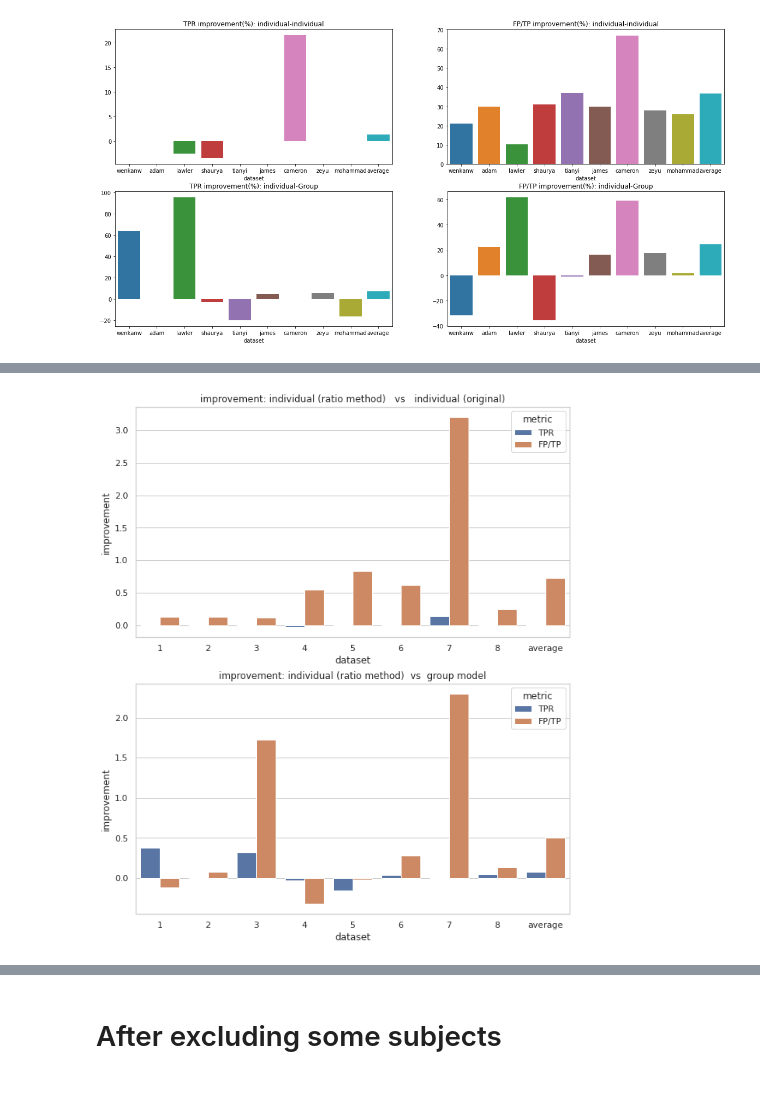
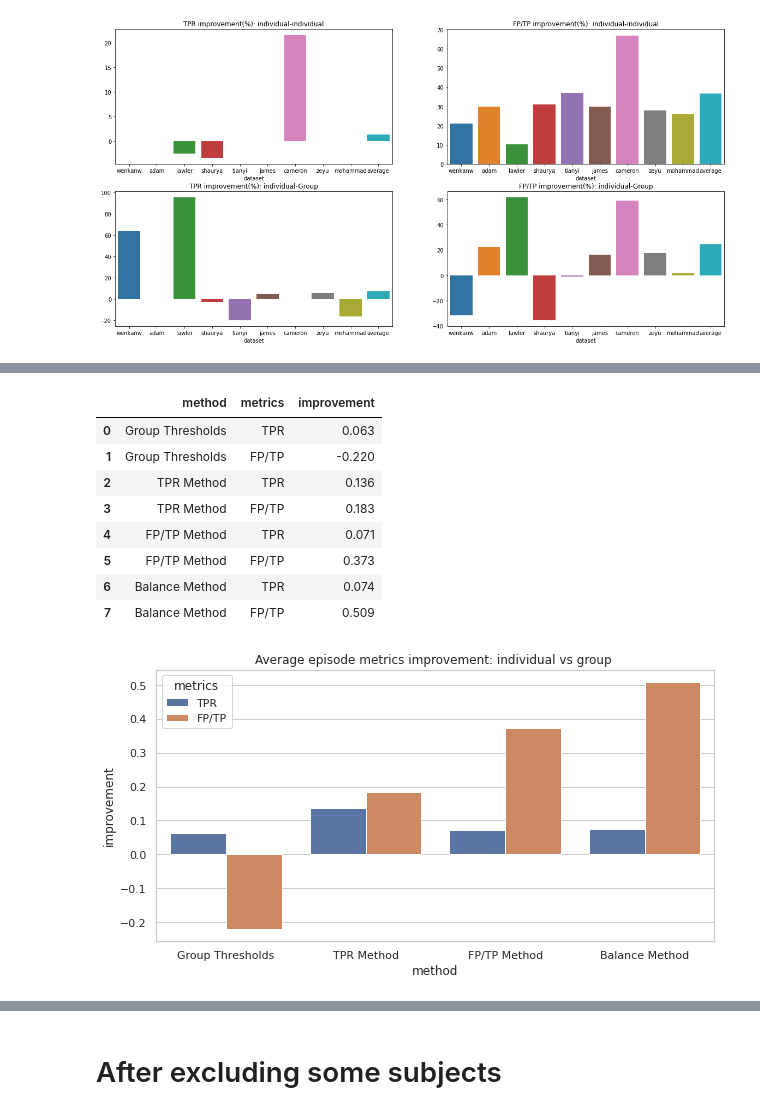
Before and after one commit to wenkangwei/eating-activity-detection, a Jupyter notebook: src/1_3-EDA.ipynb, the cells around one changed output, grey strips where cells are left out. Drawn from its saved outputs; the diff is of its cells as text; code cells hidden in the pictures.

```diff
--- a/src/1_3-EDA.ipynb
+++ b/src/1_3-EDA.ipynb
@@ -1306,3 +1359,16 @@ ind_perf_ratio
+# %%
+plot_avg(perf=perf,group_perf=group_param_episode_perf_ex, use_perc=False, file_name = 'avg_performance_no_perc')
+# %% [output]
+|  | method | metrics | improvement |
+| 0 | Group Thresholds | TPR | 0.063 |
+| 1 | Group Thresholds | FP/TP | -0.220 |
+| 2 | TPR Method | TPR | 0.136 |
+| 3 | TPR Method | FP/TP | 0.183 |
+| 4 | FP/TP Method | TPR | 0.071 |
+| 5 | FP/TP Method | FP/TP | 0.373 |
+| 6 | Balance Method | TPR | 0.074 |
+| 7 | Balance Method | FP/TP | 0.509 |
+[figure, added]
 # %%
 def compute_improvement_v2(df1, df2, fig_path="../results/images/",file_name="",dpi=80,
                            use_perc=False,title="updated"):
@@ -1358,7 +1424,3 @@ def compute_improvement_v2(df1, df2, fig_path="../results/images/",file_name="",
     fig2 = fig2.get_figure()
     fig2.savefig(fig_path+file_name, dpi = dpi)
     return
-# %%
-compute_improvement_v2(ind_perf_ratio_ex,group_param_episode_perf_ex,file_name = 'episode_improvement_ratio',title="ratio method")
-# %% [output]
-[figure, removed]
```
Also changed, not shown: parts of 12 cells of this notebook, 10 other files.
